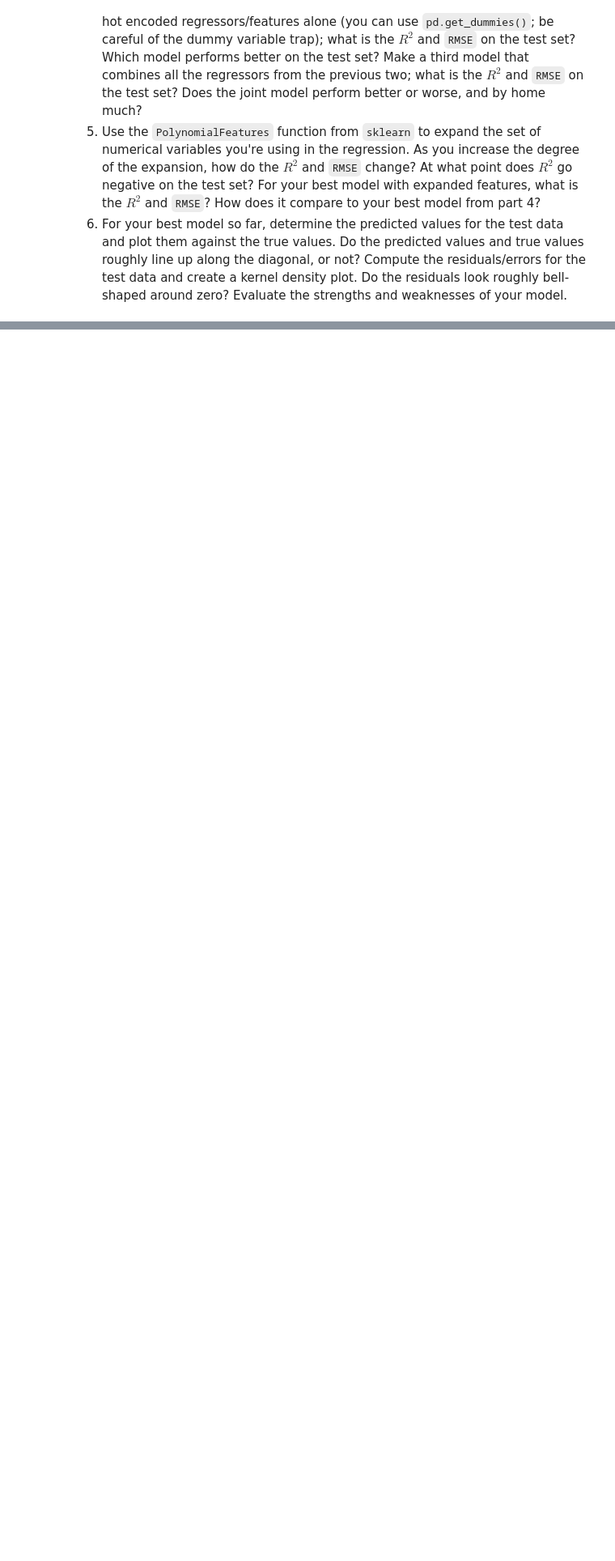
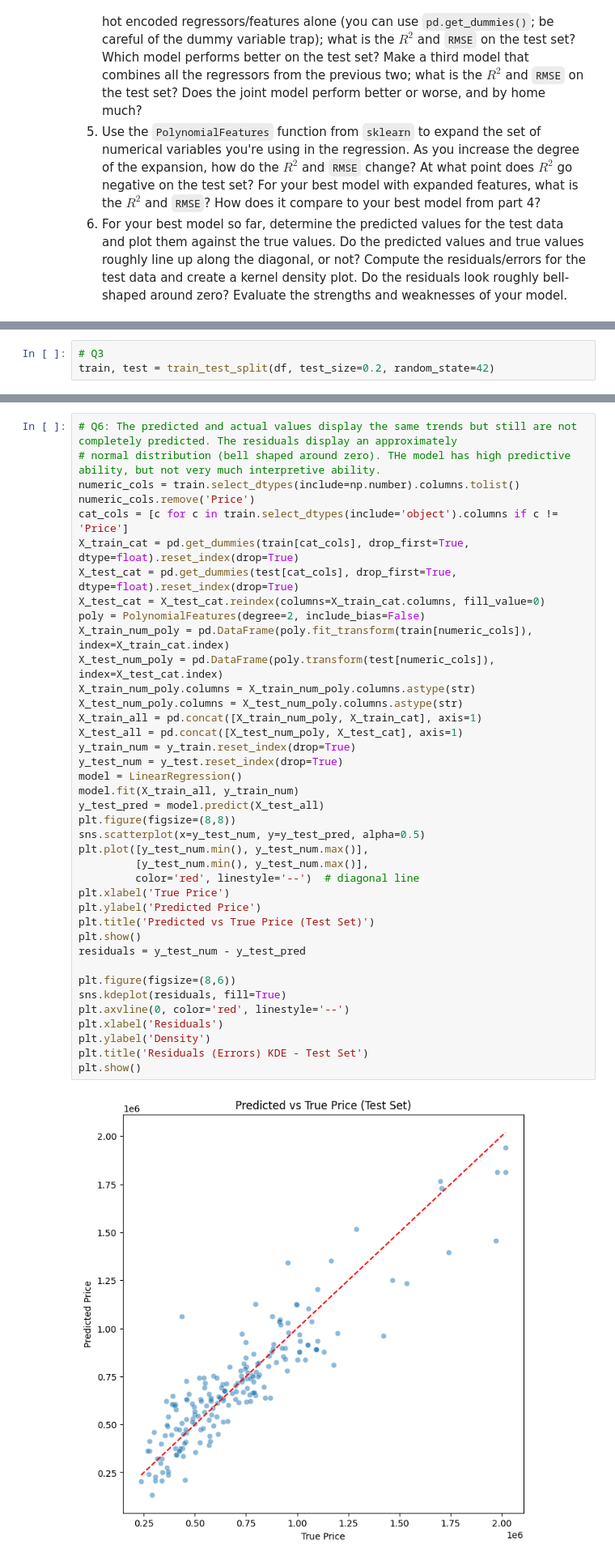
Before and after one commit to benshults22/linear_models, a Jupyter notebook: assignment/assignment.ipynb, the cells around one changed output, grey strips where cells are left out. Shown at 81% size. Drawn from its saved outputs; the diff is of its cells as text; blank space fills up the shorter version.

```diff
--- a/assignment/assignment.ipynb
+++ b/assignment/assignment.ipynb
@@ -64,0 +328,3 @@ Intercept is the model's guess in the event all independent variables are zero.
+# %%
+# Q3
+train, test = train_test_split(df, test_size=0.2, random_state=42)
@@ -64,0 +453,41 @@ Intercept is the model's guess in the event all independent variables are zero.
+# %%
+# Q6: The predicted and actual values display the same trends but still are not completely predicted. The residuals display an approximately
+# normal distribution (bell shaped around zero). THe model has high predictive ability, but not very much interpretive ability.
+numeric_cols = train.select_dtypes(include=np.number).columns.tolist()
+numeric_cols.remove('Price')
+cat_cols = [c for c in train.select_dtypes(include='object').columns if c != 'Price']
+X_train_cat = pd.get_dummies(train[cat_cols], drop_first=True, dtype=float).reset_index(drop=True)
+X_test_cat = pd.get_dummies(test[cat_cols], drop_first=True, dtype=float).reset_index(drop=True)
+X_test_cat = X_test_cat.reindex(columns=X_train_cat.columns, fill_value=0)
+poly = PolynomialFeatures(degree=2, include_bias=False)
+X_train_num_poly = pd.DataFrame(poly.fit_transform(train[numeric_cols]), index=X_train_cat.index)
+X_test_num_poly = pd.DataFrame(poly.transform(test[numeric_cols]), index=X_test_cat.index)
+X_train_num_poly.columns = X_train_num_poly.columns.astype(str)
+X_test_num_poly.columns = X_test_num_poly.columns.astype(str)
+X_train_all = pd.concat([X_train_num_poly, X_train_cat], axis=1)
+X_test_all = pd.concat([X_test_num_poly, X_test_cat], axis=1)
+y_train_num = y_train.reset_index(drop=True)
+y_test_num = y_test.reset_index(drop=True)
+model = LinearRegression()
+model.fit(X_train_all, y_train_num)
+y_test_pred = model.predict(X_test_all)
+plt.figure(figsize=(8,8))
+sns.scatterplot(x=y_test_num, y=y_test_pred, alpha=0.5)
+plt.plot([y_test_num.min(), y_test_num.max()],
+         [y_test_num.min(), y_test_num.max()],
+         color='red', linestyle='--')  # diagonal line
+plt.xlabel('True Price')
+plt.ylabel('Predicted Price')
+plt.title('Predicted vs True Price (Test Set)')
+plt.show()
+residuals = y_test_num - y_test_pred
+
+plt.figure(figsize=(8,6))
+sns.kdeplot(residuals, fill=True)
+plt.axvline(0, color='red', linestyle='--')
+plt.xlabel('Residuals')
+plt.ylabel('Density')
+plt.title('Residuals (Errors) KDE - Test Set')
+plt.show()
+# %% [output]
+[figure, added]
```
Also changed, not shown: parts of 13 cells of this notebook.
